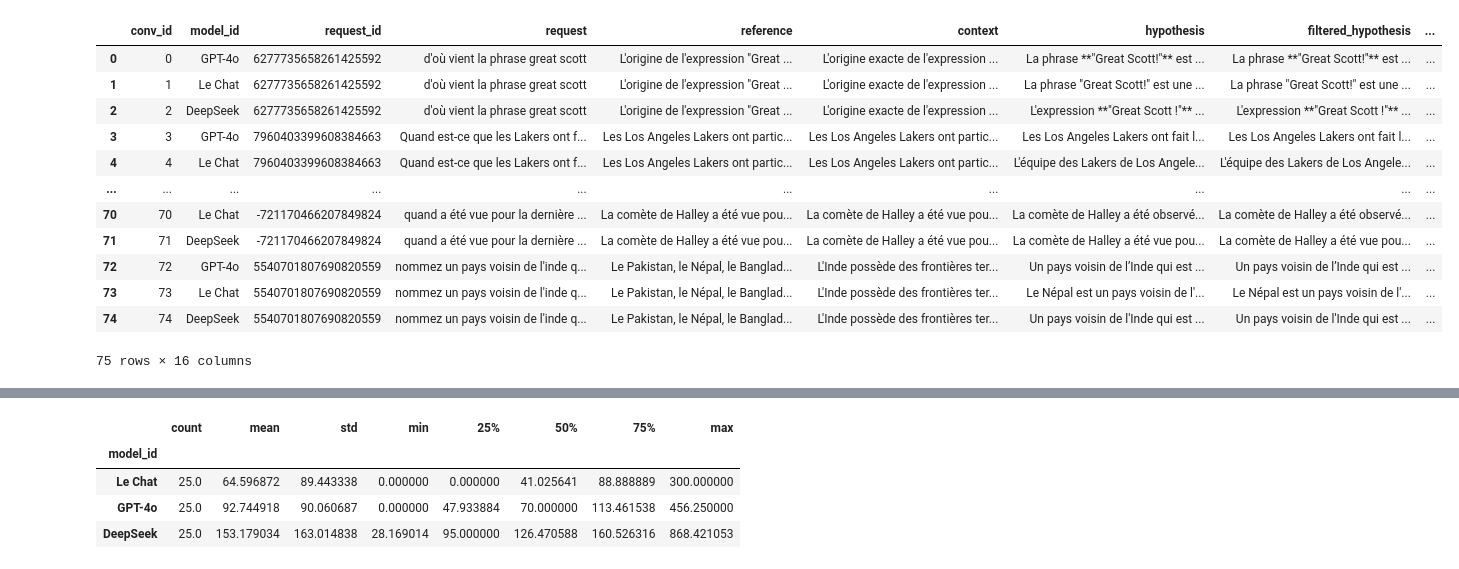
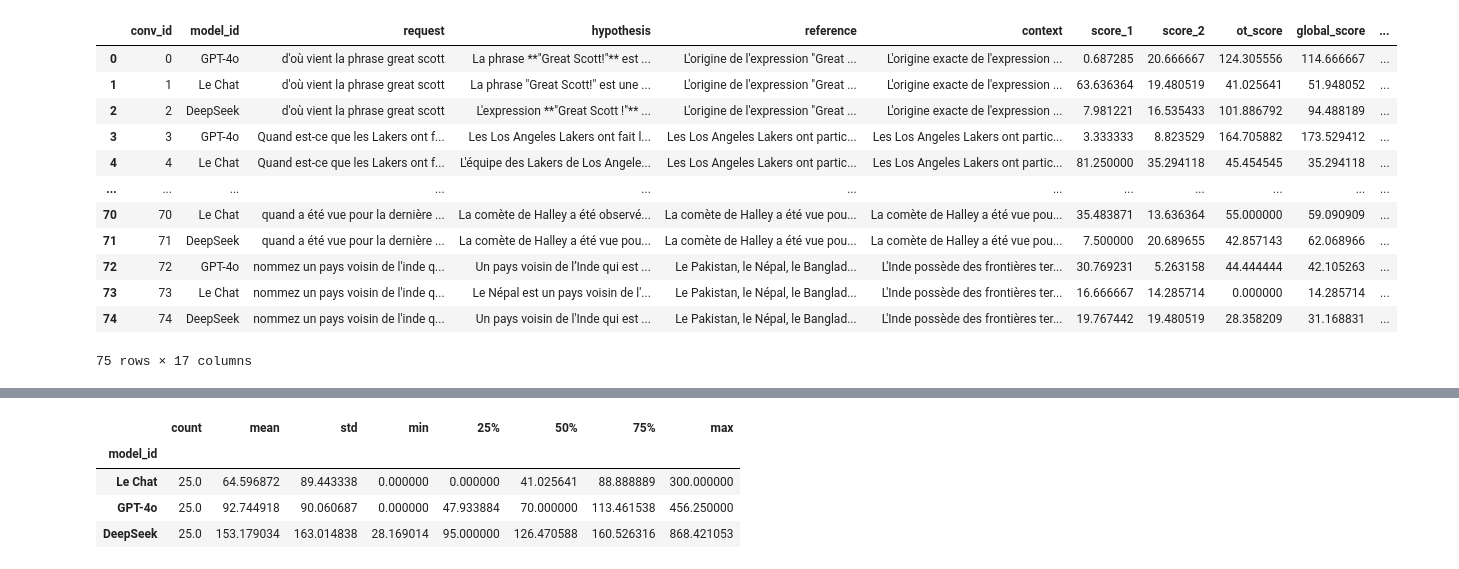
Before and after one commit to dieuantoine/aiter, a Jupyter notebook: analysis/notebooks/scores_analysis copy.ipynb, the cells around one changed output, grey strips where cells are left out. Drawn from its saved outputs; the diff is of its cells as text; code cells hidden in the pictures.

```diff
--- a/analysis/notebooks/scores_analysis copy.ipynb
+++ b/analysis/notebooks/scores_analysis copy.ipynb
@@ -1,19 +1,19 @@
 # %%
 import pandas as pd
 
-df = pd.read_csv("../../data/results/results_1_w_bertscore.csv")
+df = pd.read_csv("../../data/results/merged_results.csv")
 df
 # %% [output]
-|  | conv_id | model_id | request_id | request | reference | context | hypothesis | filtered_hypothesis | ... |
-| 0 | 0 | GPT-4o | 6277735658261425592 | d'où vient la phrase great scott | L'origine de l'expression "Great ... | L'origine exacte de l'expression ... | La phrase **"Great Scott!"** est ... | La phrase **"Great Scott!"** est ... | ... |
-| 1 | 1 | Le Chat | 6277735658261425592 | d'où vient la phrase great scott | L'origine de l'expression "Great ... | L'origine exacte de l'expression ... | La phrase "Great Scott!" est une ... | La phrase "Great Scott!" est une ... | ... |
-| 2 | 2 | DeepSeek | 6277735658261425592 | d'où vient la phrase great scott | L'origine de l'expression "Great ... | L'origine exacte de l'expression ... | L'expression **"Great Scott !"** ... | L'expression **"Great Scott !"** ... | ... |
-| 3 | 3 | GPT-4o | 7960403399608384663 | Quand est-ce que les Lakers ont f... | Les Los Angeles Lakers ont partic... | Les Los Angeles Lakers ont partic... | Les Los Angeles Lakers ont fait l... | Les Los Angeles Lakers ont fait l... | ... |
-| 4 | 4 | Le Chat | 7960403399608384663 | Quand est-ce que les Lakers ont f... | Les Los Angeles Lakers ont partic... | Les Los Angeles Lakers ont partic... | L'équipe des Lakers de Los Angele... | L'équipe des Lakers de Los Angele... | ... |
-| ... | ... | ... | ... | ... | ... | ... | ... | ... | ... |
-| 70 | 70 | Le Chat | -721170466207849824 | quand a été vue pour la dernière ... | La comète de Halley a été vue pou... | La comète de Halley a été vue pou... | La comète de Halley a été observé... | La comète de Halley a été observé... | ... |
-| 71 | 71 | DeepSeek | -721170466207849824 | quand a été vue pour la dernière ... | La comète de Halley a été vue pou... | La comète de Halley a été vue pou... | La comète de Halley a été vue pou... | La comète de Halley a été vue pou... | ... |
-| 72 | 72 | GPT-4o | 5540701807690820559 | nommez un pays voisin de l'inde q... | Le Pakistan, le Népal, le Banglad... | L'Inde possède des frontières ter... | Un pays voisin de l’Inde qui est ... | Un pays voisin de l’Inde qui est ... | ... |
-| 73 | 73 | Le Chat | 5540701807690820559 | nommez un pays voisin de l'inde q... | Le Pakistan, le Népal, le Banglad... | L'Inde possède des frontières ter... | Le Népal est un pays voisin de l'... | Le Népal est un pays voisin de l'... | ... |
-| 74 | 74 | DeepSeek | 5540701807690820559 | nommez un pays voisin de l'inde q... | Le Pakistan, le Népal, le Banglad... | L'Inde possède des frontières ter... | Un pays voisin de l'Inde qui est ... | Un pays voisin de l'Inde qui est ... | ... |
+|  | conv_id | model_id | request | hypothesis | reference | context | score_1 | score_2 | ot_score | global_score | ... |
+| 0 | 0 | GPT-4o | d'où vient la phrase great scott | La phrase **"Great Scott!"** est ... | L'origine de l'expression "Great ... | L'origine exacte de l'expression ... | 0.687285 | 20.666667 | 124.305556 | 114.666667 | ... |
+| 1 | 1 | Le Chat | d'où vient la phrase great scott | La phrase "Great Scott!" est une ... | L'origine de l'expression "Great ... | L'origine exacte de l'expression ... | 63.636364 | 19.480519 | 41.025641 | 51.948052 | ... |
+| 2 | 2 | DeepSeek | d'où vient la phrase great scott | L'expression **"Great Scott !"** ... | L'origine de l'expression "Great ... | L'origine exacte de l'expression ... | 7.981221 | 16.535433 | 101.886792 | 94.488189 | ... |
+| 3 | 3 | GPT-4o | Quand est-ce que les Lakers ont f... | Les Los Angeles Lakers ont fait l... | Les Los Angeles Lakers ont partic... | Les Los Angeles Lakers ont partic... | 3.333333 | 8.823529 | 164.705882 | 173.529412 | ... |
+| 4 | 4 | Le Chat | Quand est-ce que les Lakers ont f... | L'équipe des Lakers de Los Angele... | Les Los Angeles Lakers ont partic... | Les Los Angeles Lakers ont partic... | 81.250000 | 35.294118 | 45.454545 | 35.294118 | ... |
+| ... | ... | ... | ... | ... | ... | ... | ... | ... | ... | ... | ... |
+| 70 | 70 | Le Chat | quand a été vue pour la dernière ... | La comète de Halley a été observé... | La comète de Halley a été vue pou... | La comète de Halley a été vue pou... | 35.483871 | 13.636364 | 55.000000 | 59.090909 | ... |
+| 71 | 71 | DeepSeek | quand a été vue pour la dernière ... | La comète de Halley a été vue pou... | La comète de Halley a été vue pou... | La comète de Halley a été vue pou... | 7.500000 | 20.689655 | 42.857143 | 62.068966 | ... |
+| 72 | 72 | GPT-4o | nommez un pays voisin de l'inde q... | Un pays voisin de l’Inde qui est ... | Le Pakistan, le Népal, le Banglad... | L'Inde possède des frontières ter... | 30.769231 | 5.263158 | 44.444444 | 42.105263 | ... |
+| 73 | 73 | Le Chat | nommez un pays voisin de l'inde q... | Le Népal est un pays voisin de l'... | Le Pakistan, le Népal, le Banglad... | L'Inde possède des frontières ter... | 16.666667 | 14.285714 | 0.000000 | 14.285714 | ... |
+| 74 | 74 | DeepSeek | nommez un pays voisin de l'inde q... | Un pays voisin de l'Inde qui est ... | Le Pakistan, le Népal, le Banglad... | L'Inde possède des frontières ter... | 19.767442 | 19.480519 | 28.358209 | 31.168831 | ... |
-75 rows × 16 columns
+75 rows × 17 columns
```
Also changed, not shown: parts of 2 cells of this notebook, 3 other files.
